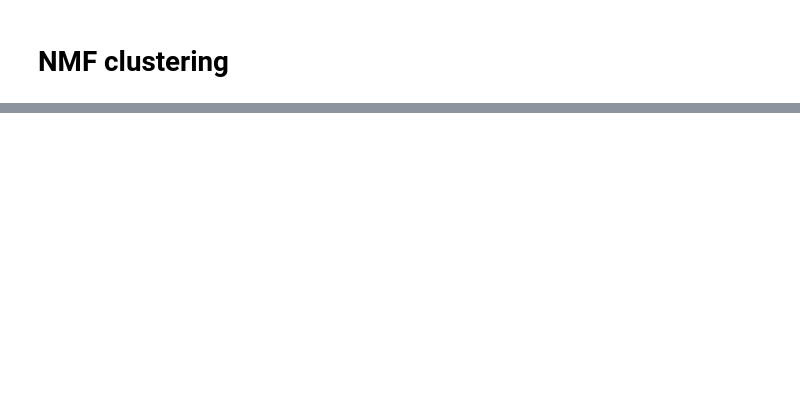
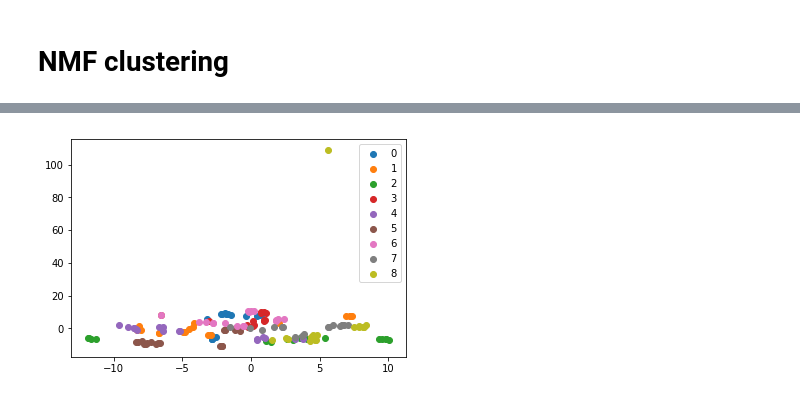
Before and after one commit to lchenat/TSA, a Jupyter notebook: ipynb/visualize_abs.ipynb, the cells around one changed output, grey strips where cells are left out. Drawn from its saved outputs; the diff is of its cells as text; code cells hidden in the pictures; blank space fills up the shorter version.

```diff
--- a/ipynb/visualize_abs.ipynb
+++ b/ipynb/visualize_abs.ipynb
@@ -232,7 +263,7 @@ maps: [(0, 'map49')]
 # %% [markdown]
 # expert policy clustering
 # %%
-feat_dim = 512
+feat_dim = 5
 action_dim = 5
 horizon = 100
 scale = 2
@@ -299,18 +330,19 @@ def from_expert():
     return features, abvs, weights
 
 def from_actor_mimic():
-    policy = get_expert('../log/pick.mask.nineroom.e8.min_dis-1/imitation.baseline.n_abs-512/50_follow_opt/0.190419-174720/models/step-974080-mean-10.77')
+    policy = get_expert('../log/pick.mask.nineroom.e8.min_dis-1/imitation.baseline.n_abs-512/5_follow_opt/0.190419-174658/models/step-1024000-mean-7.95')
     #policy = get_expert('../log/pick.split.new.10-0.0-50/nmf_sample.baseline.n_abs-50/kl_only/0.190418-144548/models/step-1024000-acc-10.85')
     cur_infos = {'task_id': [0] * len(states)}
     pv = F.softmax(policy.get_logits(states, cur_infos), dim=-1).cpu().detach().numpy()
     abv = policy.network.phi_body(tensor(states)).cpu().detach().numpy()
     return pv, abv
 
-features, abvs, weights = from_expert()
-#features, abvs = from_actor_mimic()
+#features, abvs, weights = from_expert()
+features, abvs = from_actor_mimic()
 
 # visualize by TSNE
-visualize_weight(weights)
+#visualize_weight(weights)
+visualize_state(abvs)
 # %% [output]
 WARN: gym.spaces.Box autodetected dtype as <class 'numpy.float32'>. Please provide explicit dtype.
 maps: [(0, 'map49')]
@@ -333,2 +365,78 @@ test: [(0, 0)]
 # %% [markdown]
 # NMF clustering
+# %%
+%pdb on
+n_abs = 50
+l1_ratio = 0.0
+feat_dim = 512
+action_dim = 5
+horizon = 100
+n_trajs = 10 #30
+scale = 2
+n_objs = 9
+epsilon = 0.0
+
+# eps: 10: 341 - xxx, 20: 641 - 3831
+# mix: 10: 549 - 3317
+
+def get_expert(weight_path, action_dim):
+    visual_body = TSAMiniConvBody(
+        2 + n_objs,
+        feature_dim=feat_dim,
+        scale=scale,
+        #gate=F.softplus,
+    )
+    expert = CategoricalActorCriticNet(
+        n_objs,
+        0, # state_dim
+        action_dim,
+        visual_body,
+    )
+    # load weight
+    weight_dict = expert.state_dict()
+    loaded_weight_dict = {k: v for k, v in torch.load(
+        weight_path,
+        map_location=lambda storage, loc: storage)['network'].items()
+        if k in weight_dict}
+    weight_dict.update(loaded_weight_dict)
+    expert.load_state_dict(weight_dict)
+    return expert
+
+set_seed(0)
+
+expert_dict = {
+    0: '../log/pick.mask.nineroom.0.min_dis-1/tsa.baseline.n_abs-512/relu/0.190327-232308/models/step-491520-mean-10.70',
+    1: '../log/pick.mask.nineroom.1.min_dis-1/tsa.baseline.n_abs-512/relu/1.190327-235057/models/step-491520-mean-10.84',
+    2: '../log/pick.mask.nineroom.2.min_dis-1/tsa.baseline.n_abs-512/relu/1.190328-000958/models/step-491520-mean-10.86',
+    3: '../log/pick.mask.nineroom.3.min_dis-1/tsa.baseline.n_abs-512/relu/2.190328-003751/models/step-491520-mean-10.71',
+    4: '../log/pick.mask.nineroom.4.min_dis-1/tsa.baseline.n_abs-512/relu/0.190328-005600/models/step-491520-mean-10.81',
+    5: '../log/pick.mask.nineroom.5.min_dis-1/tsa.baseline.n_abs-512/relu/0.190328-011456/models/step-491520-mean-10.78',
+    6: '../log/pick.mask.nineroom.6.min_dis-1/tsa.baseline.n_abs-512/relu/0.190328-014223/models/step-491520-mean-10.82',
+    7: '../log/pick.mask.nineroom.7.min_dis-1/tsa.baseline.n_abs-512/relu/0.190328-020127/models/step-491520-mean-10.84',
+}
+
+envs, states, positions = get_envs()
+
+experts = dict()
+
+for goal_idx, weight_path in expert_dict.items():
+    experts[goal_idx] = get_expert(weight_path, action_dim)
+
+pvs = []
+
+for goal_idx in expert_dict:
+    cur_infos = {'task_id': [goal_idx] * len(states)}
+    pv = F.softmax(experts[goal_idx].get_logits(states, cur_infos), dim=-1).cpu().detach().numpy()
+    pv = pv.reshape(pv.shape[0], -1)
+    pvs.append(pv)
+
+pvs = np.stack(pvs, 0)
+A, S, info = MTNMF(n_abs, max_iter=5000, tol=1e-5, l1_ratio=l1_ratio).fit(pvs.transpose(0, 2, 1))
+
+#pvs = np.concatenate(pvs, 1)
+#S = NMF(n_abs, solver='mu', beta_loss='kullback-leibler').fit_transform(pvs)
+#S = NMF(n_abs, solver='mu').fit_transform(pvs)
+
+#visualize_state(S)
+visualize_state(S.T)
+# %% [output]
@@ -334,0 +460 @@ test: [(0, 0)]
+[figure, added]
```
Also changed, not shown: parts of 4 cells of this notebook.
